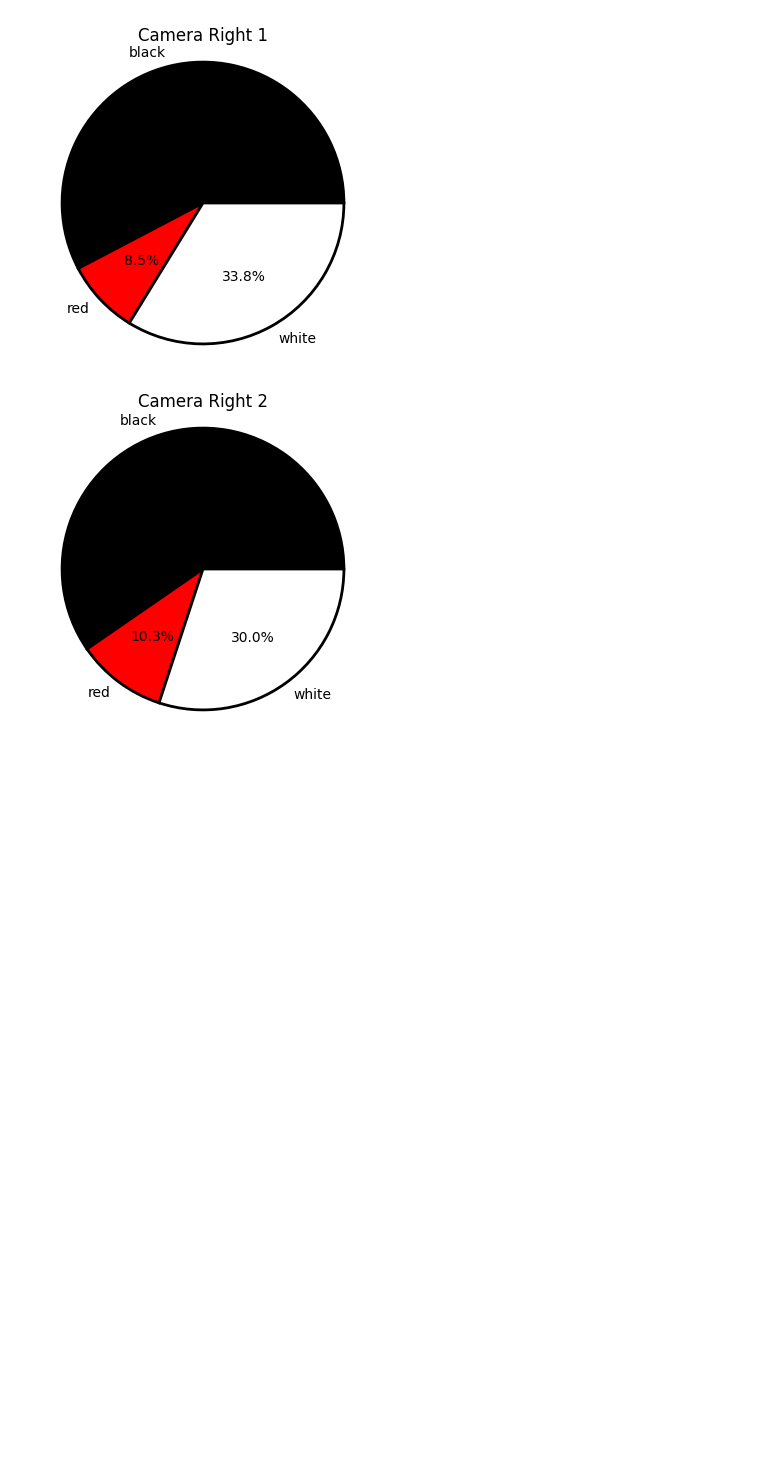
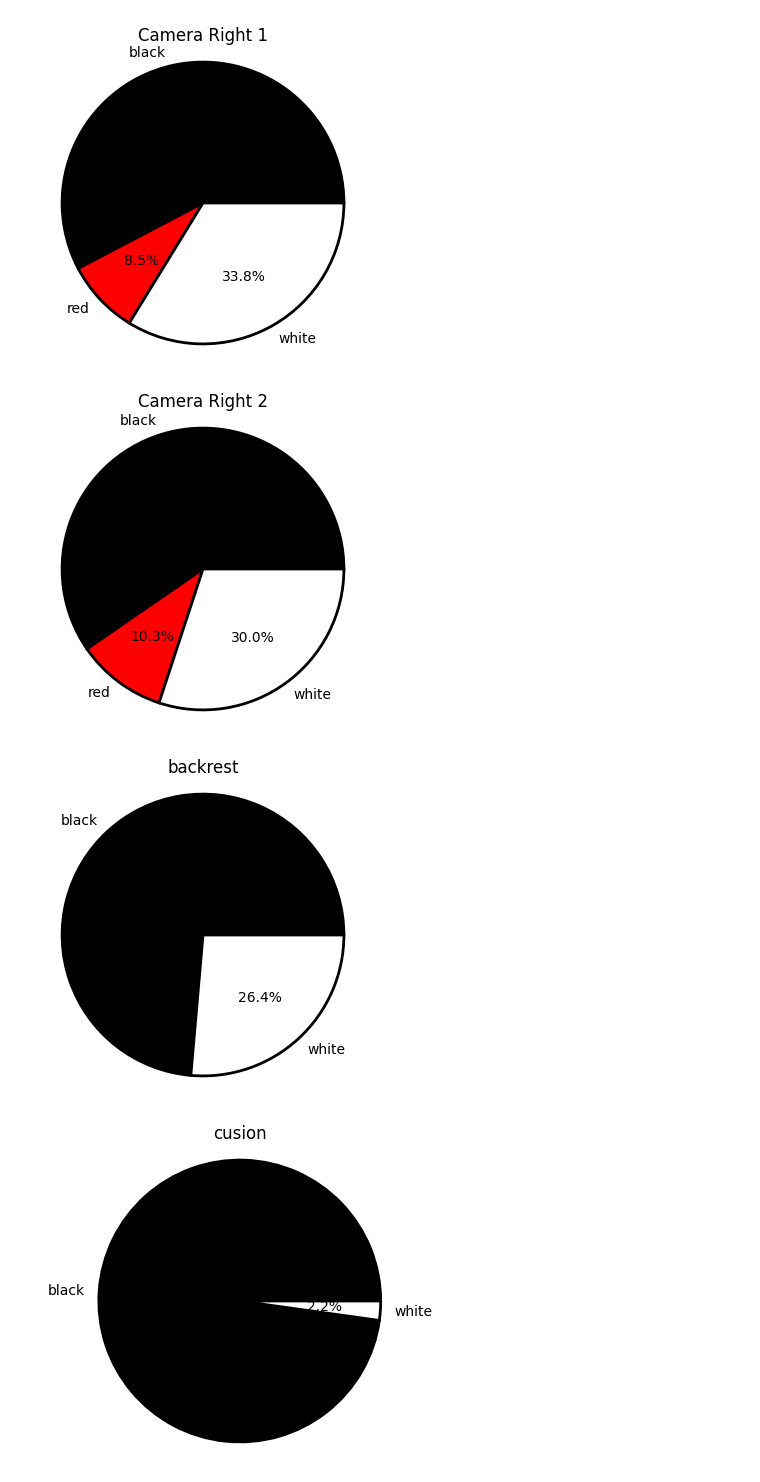
Before and after one commit to lus105/DeepVisionXplain, a Jupyter notebook: notebooks/4.4_Seat_data_statistics.ipynb, the cells around one changed output. Cells and saved outputs as stored; diff of their text form; code cells hidden in the pictures; blank space fills up the shorter version.

```diff
--- a/notebooks/4.4_Seat_data_statistics.ipynb
+++ b/notebooks/4.4_Seat_data_statistics.ipynb
@@ -61,3 +61,16 @@ for folder in folder_list:
 [figure]
 [figure]
 [figure]
+# %%
+data_path = Path(os.environ.get('adient_wrinkles_data_path')) / 'camera_images'
+
+folder_list = [
+    'backrest',
+    'cusion',
+]
+
+for folder in folder_list:
+    generate_pie_chart(data_path / folder, folder)
+# %% [output]
+[figure, added]
+[figure, added]
```
Also changed, not shown: 1 other file.
